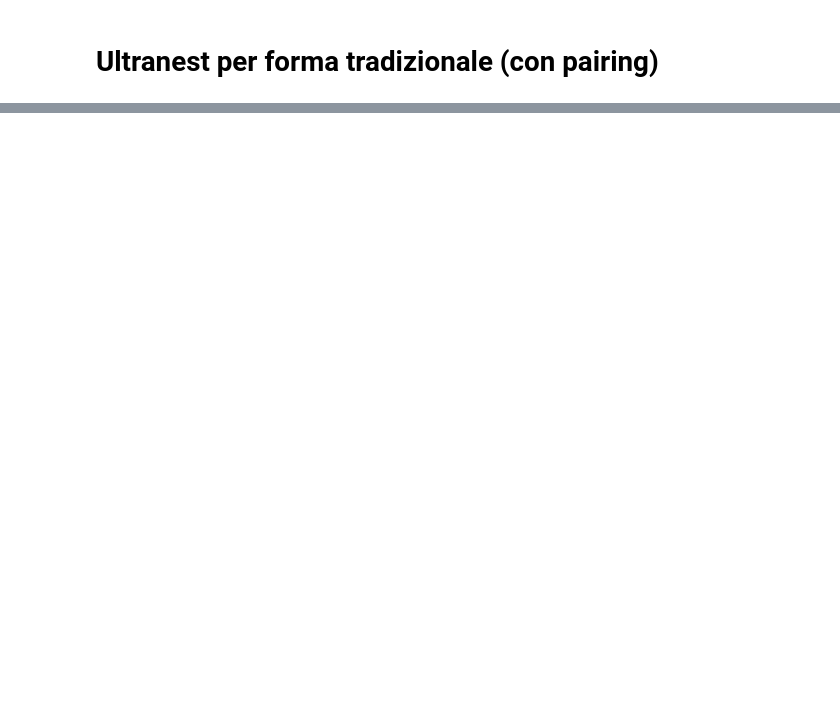
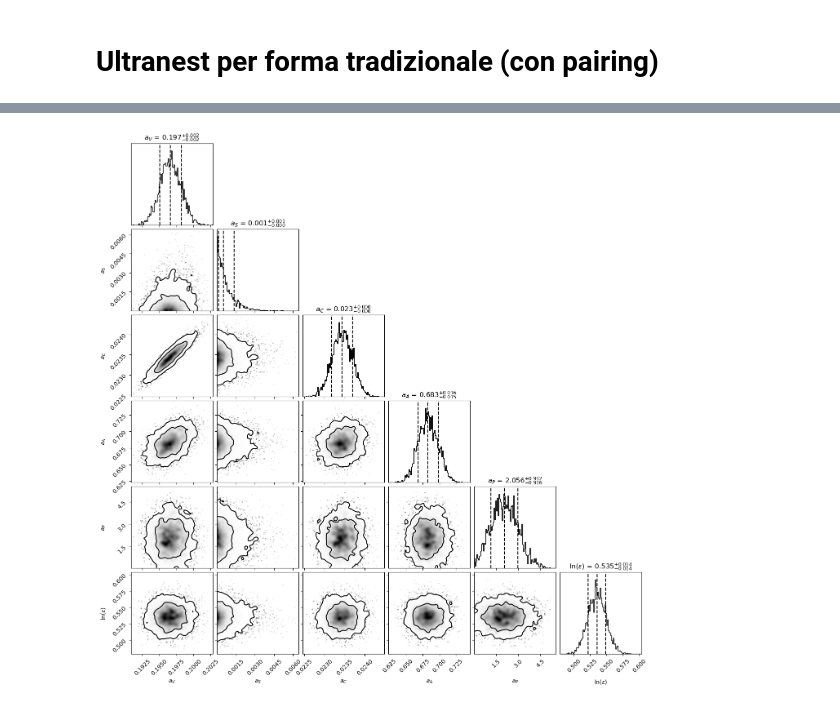
Before and after one commit to Lvetto/masse_nucleari, a Jupyter notebook: Esperienza_5.ipynb, the cells around one changed output, grey strips where cells are left out. Saved outputs shown, nothing was run; the diff lists cells and outputs as text; code cells hidden in the pictures; blank space fills up the shorter version.

```diff
--- a/Esperienza_5.ipynb
+++ b/Esperienza_5.ipynb
@@ -168,0 +223,6 @@ ln_2pi = np.log(2*np.pi)
+# %%
+# Svolgiamo la run per il caso pairing:
+
+list_of_params = ["aV", "aS", "aC", "aA", "aP", "ln_epsilon"]
+sampler = ultranest.ReactiveNestedSampler(list_of_params, ln_likelihood_pairing, prior_pairing, vectorized=True)
+result_pairing = sampler.run()
@@ -168,0 +240,24 @@ ln_2pi = np.log(2*np.pi)
+# %%
+# Facciamo i corner plot:
+
+samples_pairing = result_pairing["samples"]
+labels = [r"$a_V$", r"$a_S$", r"$a_C$", r"$a_A$", r"$a_P$", r"$\ln (\epsilon)$"]
+
+figure = corner.corner(
+    samples_pairing,
+    labels=labels,
+    show_titles=True,
+    title_kwargs={"fontsize": 12},
+    title_fmt=".3f",
+    quantiles=[0.16, 0.5, 0.84],
+    plot_datapoints=True,
+    bins=100,
+    smooth=2.0,
+    levels=(0.68, 0.95)
+    #fill_contours=True,
+    #color="royalblue"
+)
+
+axes = figure.axes
+# %% [output]
+[figure, added]
```
Also changed, not shown: parts of 6 cells of this notebook, 1 other file.
